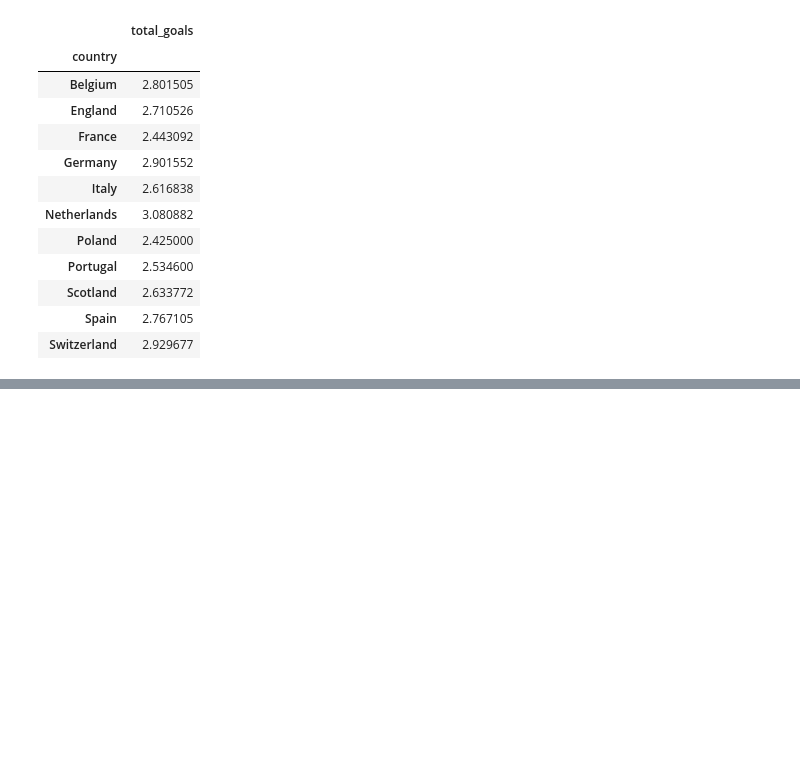
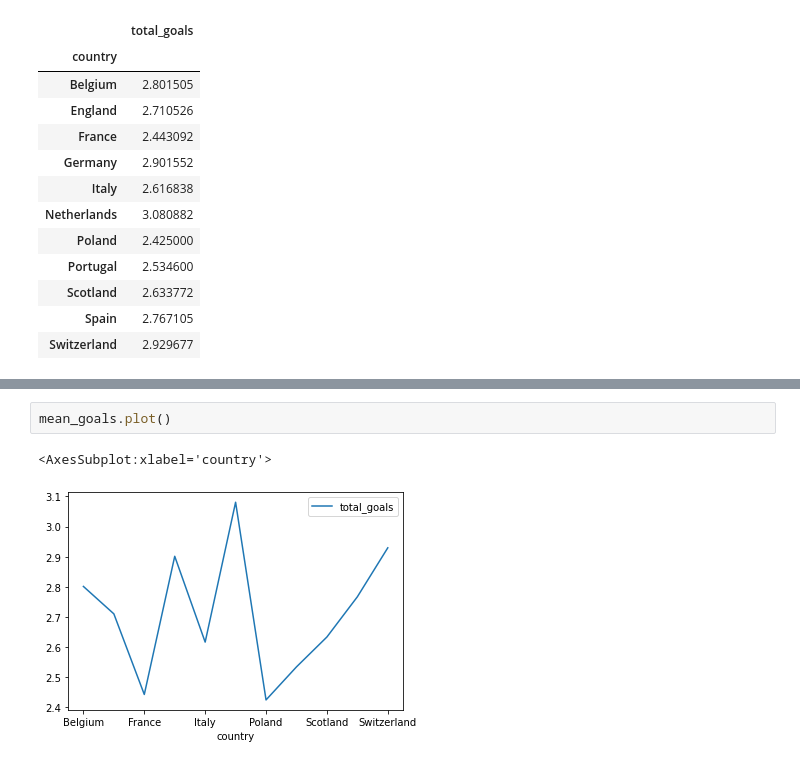
Before and after one commit to alx2202/DataAnalysis, a Jupyter notebook: Day15/ex_1.ipynb, the cells around one changed output, grey strips where cells are left out. Drawn from its saved outputs; the diff is of its cells as text; blank space fills up the shorter version.

```diff
--- a/Day15/ex_1.ipynb
+++ b/Day15/ex_1.ipynb
@@ -63,0 +129,5 @@ mean_goals
+# %%
+mean_goals.plot()
+# %% [output]
+<AxesSubplot:xlabel='country'>
+[figure, added]
```
Also changed, not shown: parts of 10 cells of this notebook.
